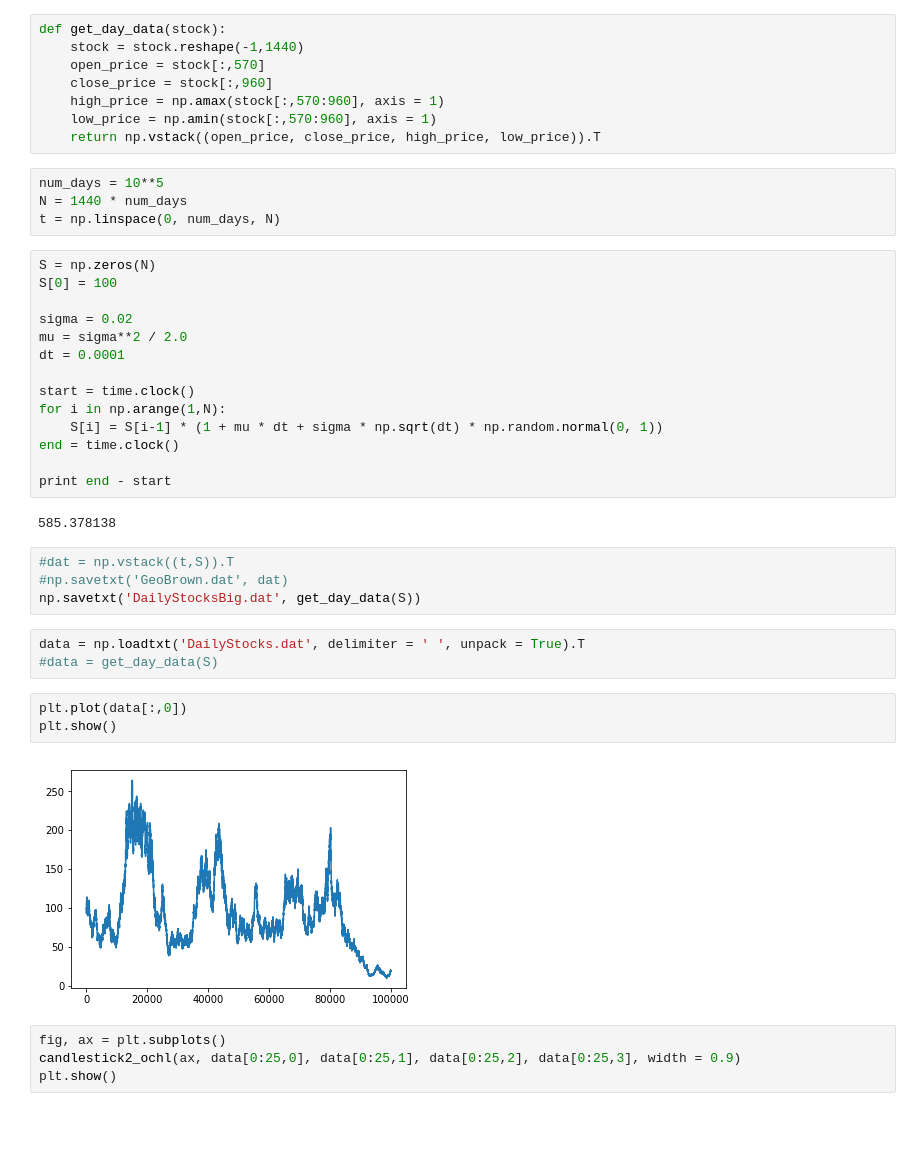
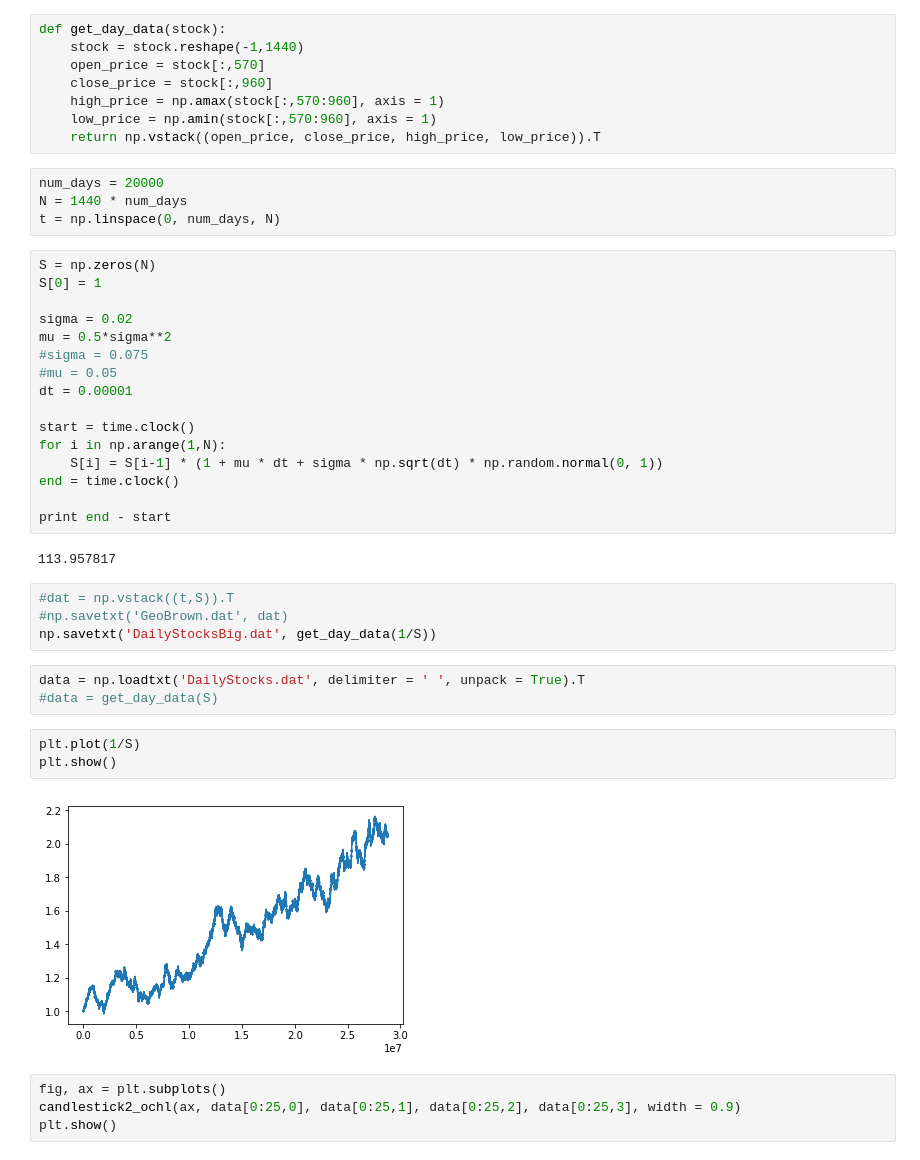
Before and after one commit to bmetherall/Machine_Learning_Stocks, a Jupyter notebook: ML_Stocks.ipynb, the cells around one changed output. Saved outputs shown, nothing was run; the diff lists cells and outputs as text; blank space fills up the shorter version.

```diff
--- a/ML_Stocks.ipynb
+++ b/ML_Stocks.ipynb
@@ -13,16 +13,18 @@ def get_day_data(stock):
     low_price = np.amin(stock[:,570:960], axis = 1)
     return np.vstack((open_price, close_price, high_price, low_price)).T
 # %%
-num_days = 10**5
+num_days = 20000
 N = 1440 * num_days
 t = np.linspace(0, num_days, N)
 # %%
 S = np.zeros(N)
-S[0] = 100
+S[0] = 1
 
 sigma = 0.02
-mu = sigma**2 / 2.0
-dt = 0.0001
+mu = 0.5*sigma**2
+#sigma = 0.075
+#mu = 0.05
+dt = 0.00001
 
 start = time.clock()
 for i in np.arange(1,N):
@@ -31,19 +33,19 @@ end = time.clock()
 
 print end - start
 # %% [output]
-585.378138
+113.957817
 # %%
 #dat = np.vstack((t,S)).T
 #np.savetxt('GeoBrown.dat', dat)
-np.savetxt('DailyStocksBig.dat', get_day_data(S))
+np.savetxt('DailyStocksBig.dat', get_day_data(1/S))
 # %%
 data = np.loadtxt('DailyStocks.dat', delimiter = ' ', unpack = True).T
 #data = get_day_data(S)
 # %%
-plt.plot(data[:,0])
+plt.plot(1/S)
 plt.show()
 # %% [output]
-[figure, old version]
+[figure, new version]
 # %%
 fig, ax = plt.subplots()
 candlestick2_ochl(ax, data[0:25,0], data[0:25,1], data[0:25,2], data[0:25,3], width = 0.9)
```
Also changed, not shown: parts of 3 cells of this notebook, 2 other files.
